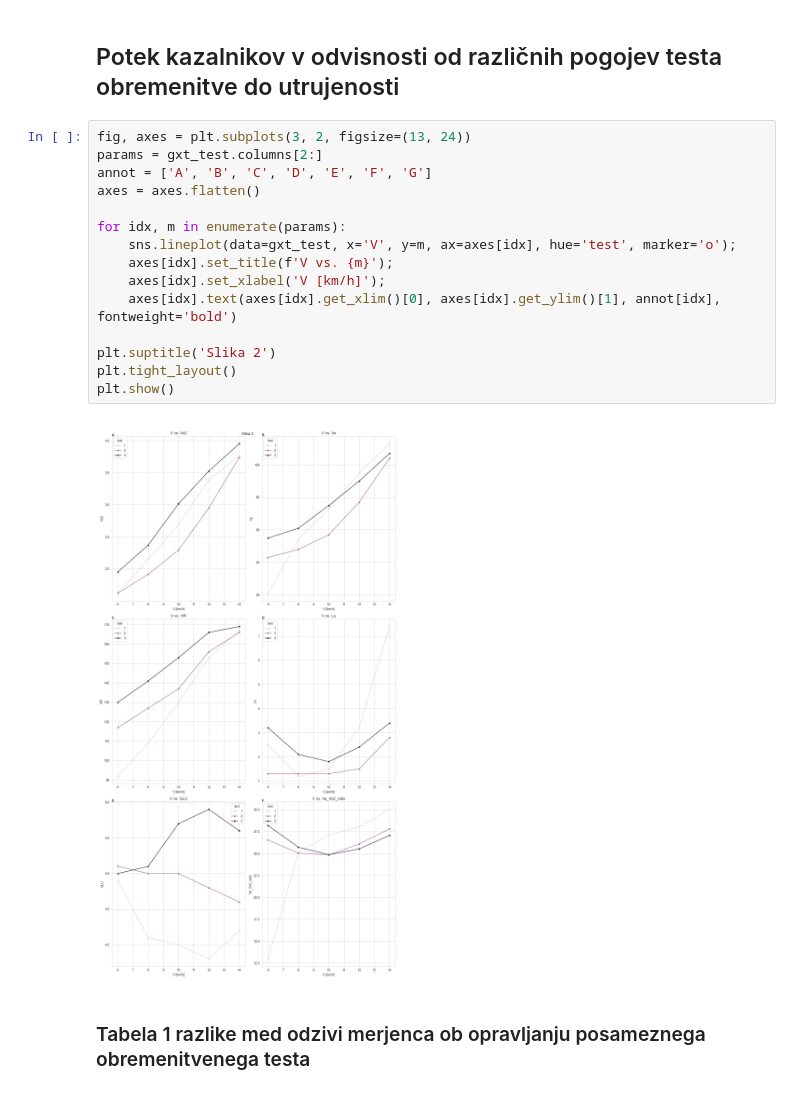
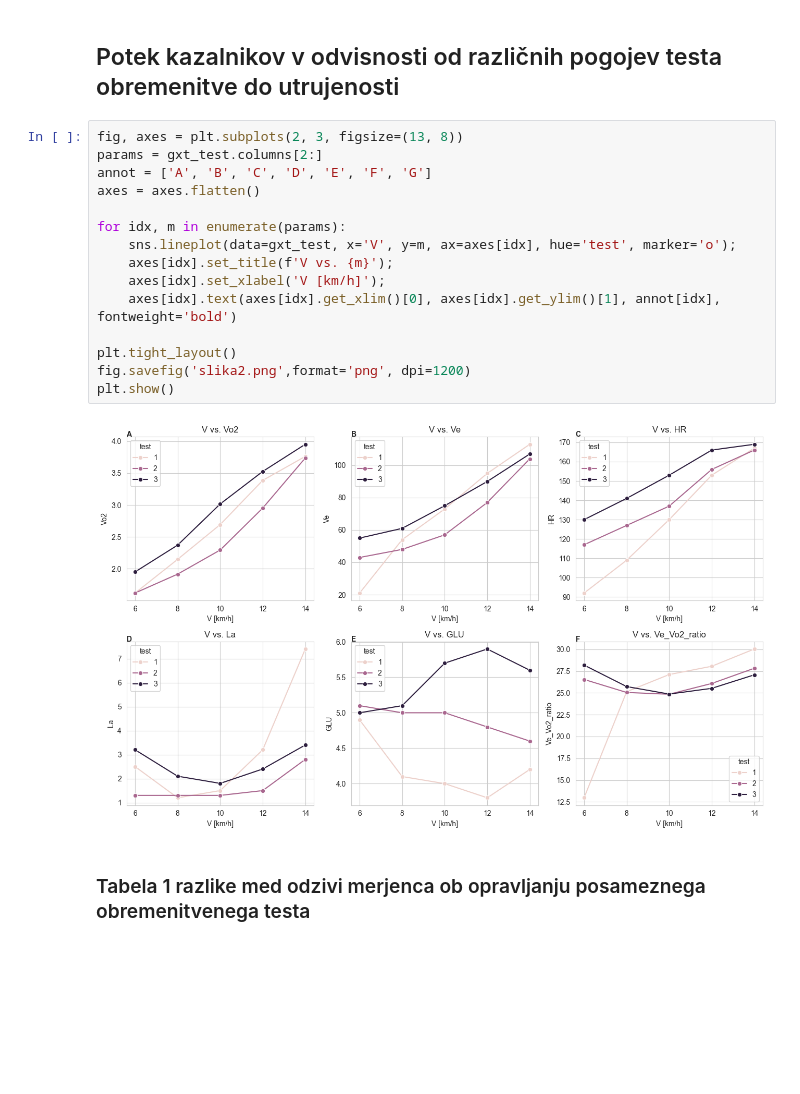
Before and after one commit to jkovse-fsp/statistika-vaje, a Jupyter notebook: metode_proučevanja_doglotrajnega_napora.ipynb, the cells around one changed output. Drawn from its saved outputs; the diff is of its cells as text; blank space fills up the shorter version.

```diff
--- a/metode_proučevanja_doglotrajnega_napora.ipynb
+++ b/metode_proučevanja_doglotrajnega_napora.ipynb
@@ -212,22 +168,22 @@ Merjenec testa pri 12 km/h ni zmogel dokončati. Preteči mu je uspelo 40 minut
 # %% [markdown]
 ## Potek kazalnikov v odvisnosti od različnih pogojev testa obremenitve do utrujenosti
 # %%
-fig, axes = plt.subplots(3, 2, figsize=(13, 24))
+fig, axes = plt.subplots(2, 3, figsize=(13, 8))
 params = gxt_test.columns[2:]
 annot = ['A', 'B', 'C', 'D', 'E', 'F', 'G']
 axes = axes.flatten()
 
 for idx, m in enumerate(params):
     sns.lineplot(data=gxt_test, x='V', y=m, ax=axes[idx], hue='test', marker='o');
     axes[idx].set_title(f'V vs. {m}');
     axes[idx].set_xlabel('V [km/h]');
     axes[idx].text(axes[idx].get_xlim()[0], axes[idx].get_ylim()[1], annot[idx], fontweight='bold')
 
-plt.suptitle('Slika 2')
 plt.tight_layout()
+fig.savefig('slika2.png',format='png', dpi=1200)
 plt.show()
 # %% [output]
-[figure, old version]
+[figure, new version]
 # %% [markdown]
 ### Tabela 1 razlike med odzivi merjenca ob opravljanju posameznega obremenitvenega testa
 # %%
```
Also changed, not shown: parts of 6 cells of this notebook.
